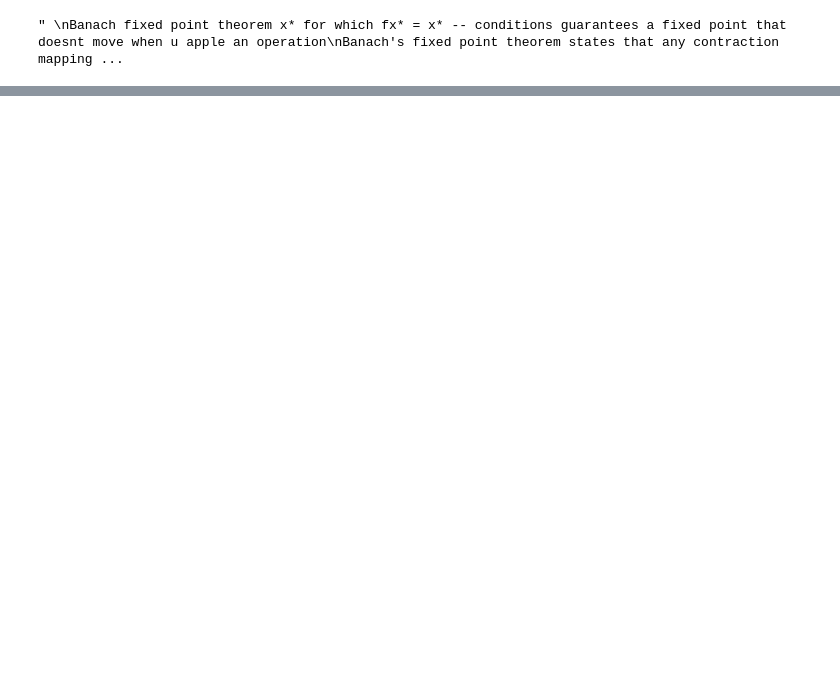
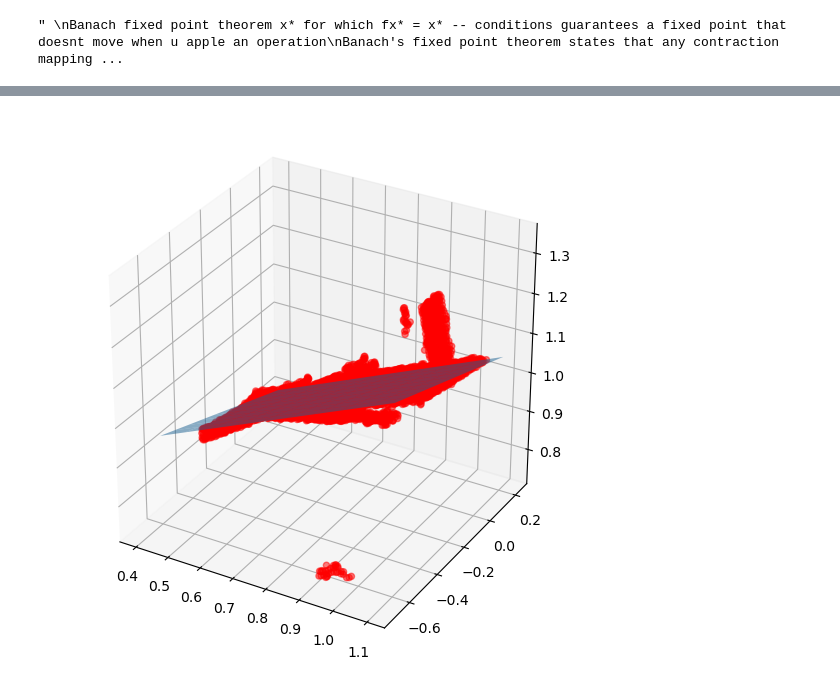
Before and after one commit to Shaxpy/MAS, a Jupyter notebook: Complete_MRC.ipynb, the cells around one changed output, grey strips where cells are left out. Drawn from its saved outputs; the diff is of its cells as text; code cells hidden in the pictures; blank space fills up the shorter version.

```diff
--- a/Complete_MRC.ipynb
+++ b/Complete_MRC.ipynb
@@ -14,3 +14,12 @@ Joint random variables + covariance
 '''
 # %% [output]
 '\nFrames\nMatrices, Vector Norms, Eigenvectors and Eigenvalues\nMatrix Decompositions (SVD)\nSingular Value Decomposition Applications\nJacobians\nODE I\nODE II\nBasics of probability\nBayesian reaso ...
+# %%
+# Jacobian
+import sympy as sp
+x, y, z= sp.symbols('x, y, z')
+equation_1 = x ** 4 +  y ** 3 + z ** 2 + 2 * x * y + 2 * y * z + 2 * z * x
+equation_2 = sp.sin(x ** 2) + sp.cos(y ** 2) + sp.tan(z ** 2)
+
+matrix = sp.Matrix([equation_1, equation_2])
+display(matrix.jacobian([x, y, z]))
@@ -196,0 +327,62 @@ Newton Taylor's theorem generalizes better to higher dimensions
+# %%
+#RANSAC
+import math
+import numpy as np
+def fit(points):
+    a= np.hstack((points, np.ones(len(points))[np.newaxis].T))
+    u ,sigma,vt=np.linalg.svd(a)
+    a,b,c,d=vt[-1]
+    return a,b,c,d
+
+def ransac(points,N,min,t):
+    max_inliers=0
+    best_params=None
+
+    for i in range(int(N)):
+        indices=np.random.choice(points.shape[0],min,replace=False)
+        select=points[indices]
+
+        params=fit(select)
+        distances=np.abs(points@params[:3]+params[3])/np.linalg.norm(params[:3])
+        inliers=points[distances<t]
+        num=len(inliers)
+
+        if num>max_inliers:
+            max_inliers=num
+            best_params=fit(inliers)
+    return best_params
+
+point_cloud=np.genfromtxt("data/pointcloud.pcd")
+
+# Filtering strategy
+min_val = 0
+max_val = 1.05
+z_min = 0.75       # Points to be considered in the filtered point cloud
+
+# Slicing the point cloud to the constraints
+filter_ = (point_cloud[:, 0] >= min_val) & (point_cloud[:, 0] <= max_val) & (point_cloud[:, 2] >= z_min)
+
+# Please assign the filtered point cloud to "points"
+points = point_cloud[filter_]
+
+p=0.99 # probab
+t=0.1 # threshold
+m=4 # min num of points
+u = 0.7  # Represent the probability of observing an inliers
+v = 1-u  # Represent the probability of observing an outlier
+N=int(math.log(1-p)/math.log(1-(1-v)**m))
+a,b,c,d=ransac(points,N,m,t)
+
+x = np.linspace(0.4,1.1,10)
+y = np.linspace(-0.6,0.2,10)
+X,Y = np.meshgrid(x,y)
+
+Z=(-d-a*X-b*Y)/c
+fig=plt.figure(figsize=(7,7))
+
+ax=fig.gca(projection='3d')
+ax.scatter(points[:,0],points[:,1],points[:,2],c='r',alpha=0.5)
+ax.plot_surface(X,Y,Z,alpha=0.5)
+plt.show()
+# %% [output]
+[figure, added]
```
Also changed, not shown: parts of 12 cells of this notebook, 2 other files.
